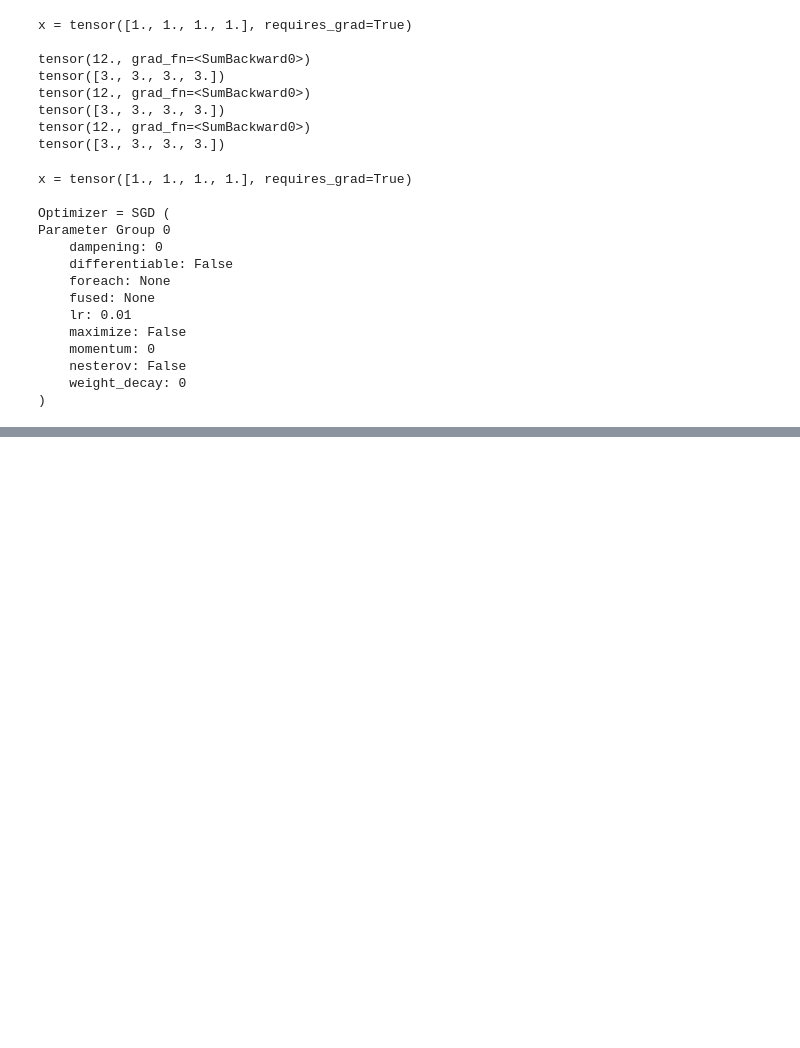
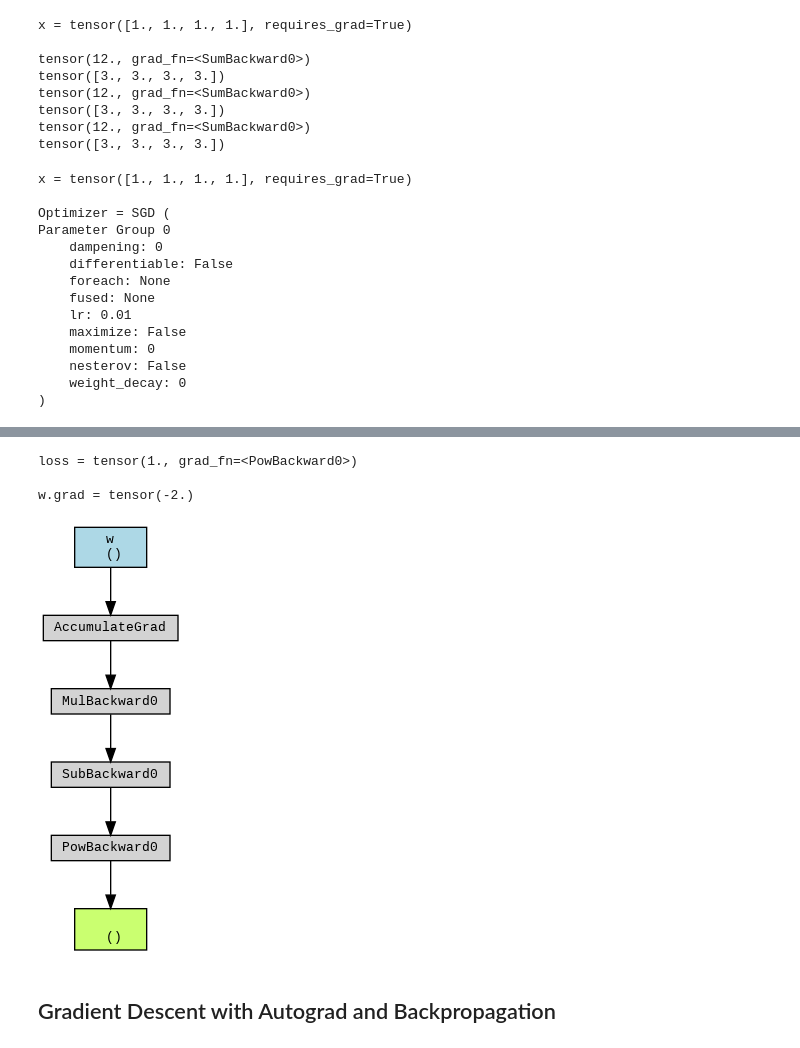
Before and after one commit to Sourish168/Python, a Jupyter notebook: PyTorch/PyTorch_Tutorial.ipynb, the cells around one changed output, grey strips where cells are left out. Saved outputs shown, nothing was run; the diff lists cells and outputs as text; code cells hidden in the pictures; blank space fills up the shorter version.

```diff
--- a/PyTorch/PyTorch_Tutorial.ipynb
+++ b/PyTorch/PyTorch_Tutorial.ipynb
@@ -390,0 +415,38 @@ import torch
+# %%
+import torch
+from torchviz import make_dot # To visualize the computational graph
+
+x = torch.tensor(1.0)
+y = torch.tensor(2.0)
+w = torch.tensor(1.0, requires_grad = True)
+# Forward pass and compute the loss
+y_hat = w*x
+loss = (y_hat - y)**2 # ϵₖ = f( ̂yₖ, yₖ) = ( ̂yₖ - yₖ)ᵅ, α = 2
+print("loss =", loss)
+
+# Backward pass
+loss.backward()
+print("\nw.grad =", w.grad)
+
+# Update weights
+# Next forward and backward pass
+# Update weights
+# Next forward and backward pass
+# And so on...
+
+
+# Visualize the computational graph
+dot = make_dot(loss, params={"w": w})
+dot.format = 'png'  # Set the format to PNG (you can choose other formats as well)
+dot.render("computational_graph")  # Save the graph as 'computational_graph.png'
+
+# Display the graph in the notebook
+from IPython.display import Image
+Image(filename="computational_graph.png")
+# %% [output]
+loss = tensor(1., grad_fn=<PowBackward0>)
+
+w.grad = tensor(-2.)
+[figure, added]
+# %% [markdown]
+## Gradient Descent with Autograd and Backpropagation
```
Also changed, not shown: parts of 16 cells of this notebook.
